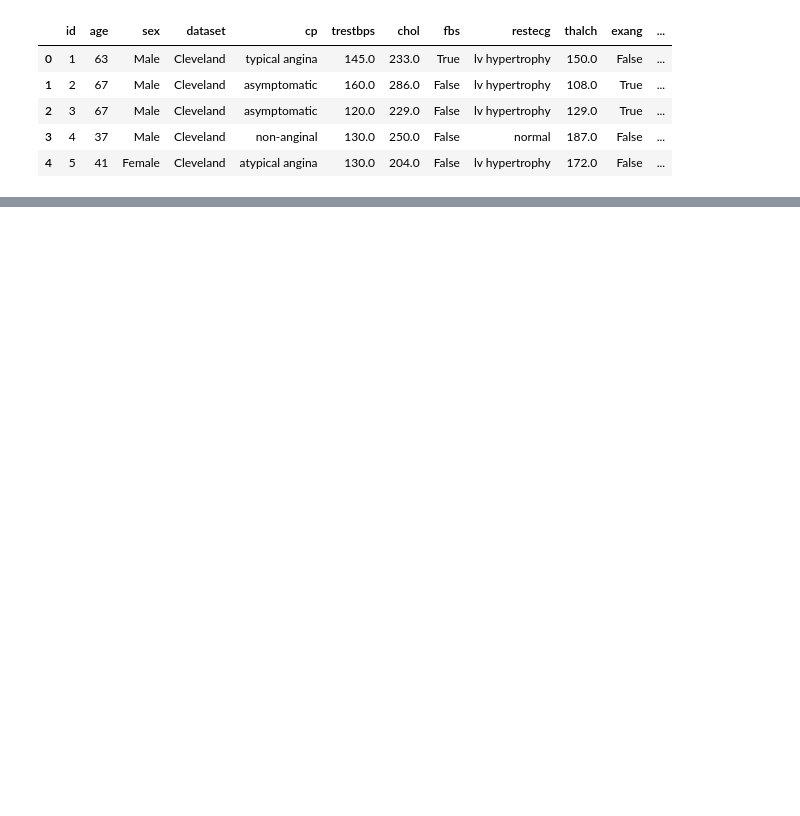
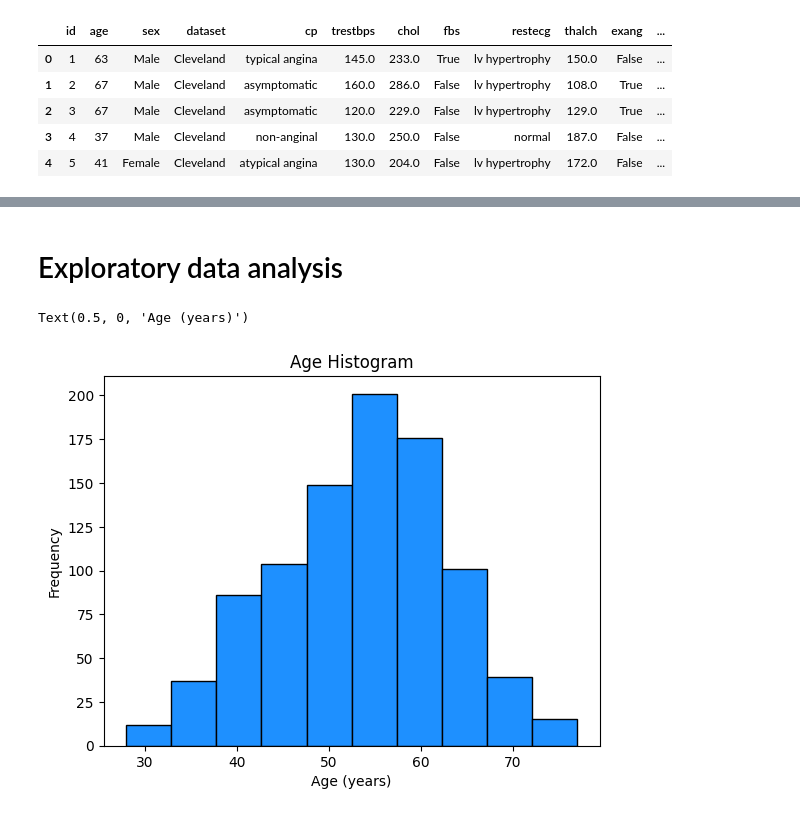
Before and after one commit to KalachevRoman/msu_homework, a Jupyter notebook: project.ipynb, the cells around one changed output, grey strips where cells are left out. Saved outputs shown, nothing was run; the diff lists cells and outputs as text; code cells hidden in the pictures; blank space fills up the shorter version.

```diff
--- a/project.ipynb
+++ b/project.ipynb
@@ -32,0 +86,17 @@ data.head()
+# %%
+#кодирование категориальных признаков и преобразование логических значений в числовые
+data_1 = pd.get_dummies(data, columns = ['sex', 'cp', 'fbs', 'restecg', 'exang', 'slope', 'ca', 'thal'])
+
+def map_boolean_to_numeric(value):
+    return 1 if value else 0
+
+columns_to_encode = ['sex_Female', 'sex_Male', 'cp_asymptomatic', 'cp_atypical angina',
+                     'cp_non-anginal', 'cp_typical angina', 'fbs_False', 'fbs_True',
+                     'restecg_lv hypertrophy', 'restecg_normal', 'restecg_st-t abnormality',
+                     'exang_False', 'exang_True', 'slope_downsloping', 'slope_flat',
+                     'slope_upsloping', 'ca_0.0', 'ca_1.0', 'ca_2.0', 'ca_3.0',
+                     'thal_fixed defect', 'thal_normal', 'thal_reversable defect']
+
+data_1[columns_to_encode] = data_1[columns_to_encode].applymap(map_boolean_to_numeric)
+
+data_1.head()
@@ -32,0 +111,10 @@ data.head()
+# %% [markdown]
+# Exploratory data analysis
+# %%
+# Age histogram
+data_1['age'].plot(kind='hist', bins=10, edgecolor='black', color='dodgerblue')
+plt.title('Age Histogram')
+plt.xlabel('Age (years)')
+# %% [output]
+Text(0.5, 0, 'Age (years)')
+[figure, added]
```
Also changed, not shown: parts of 24 cells of this notebook.
